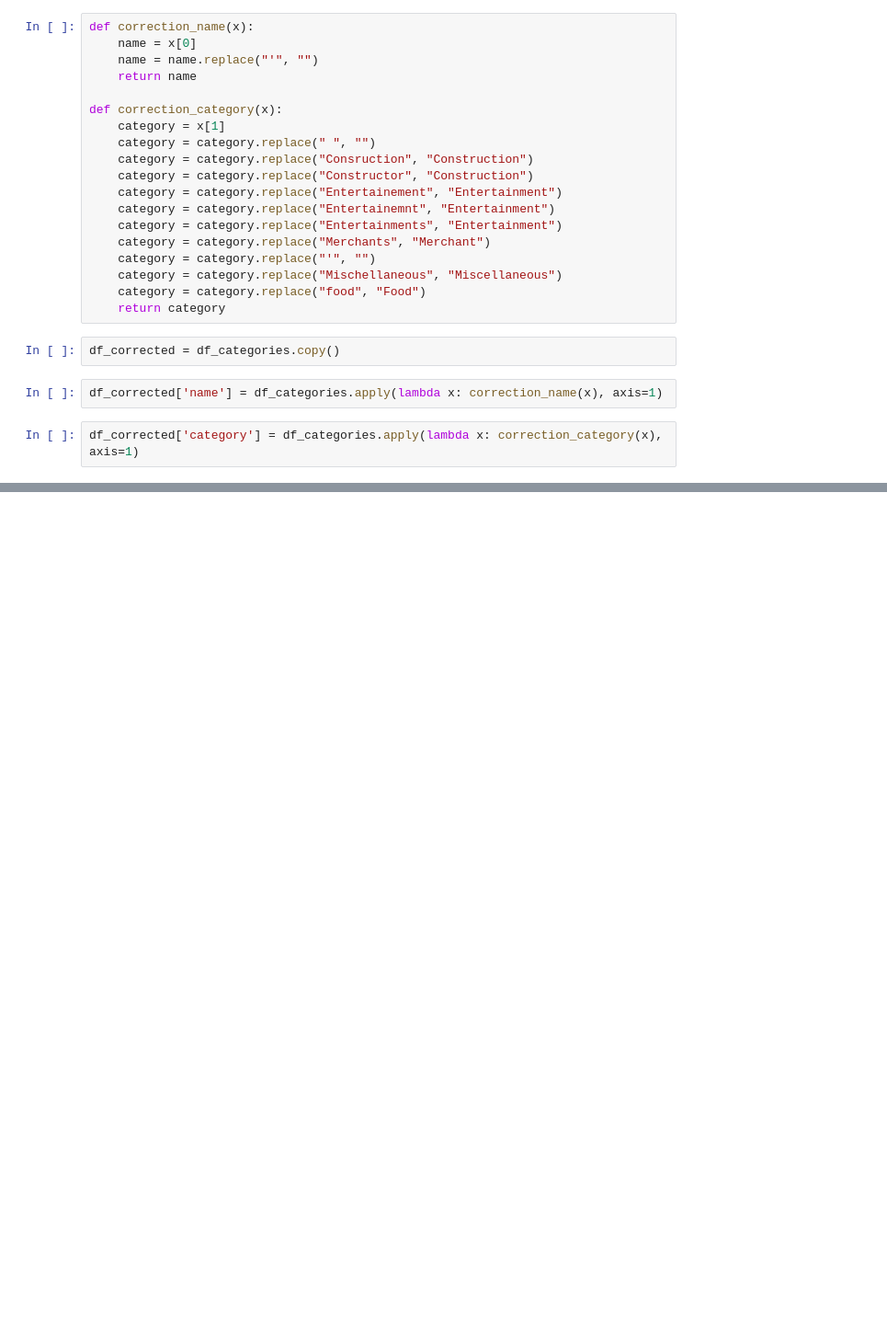
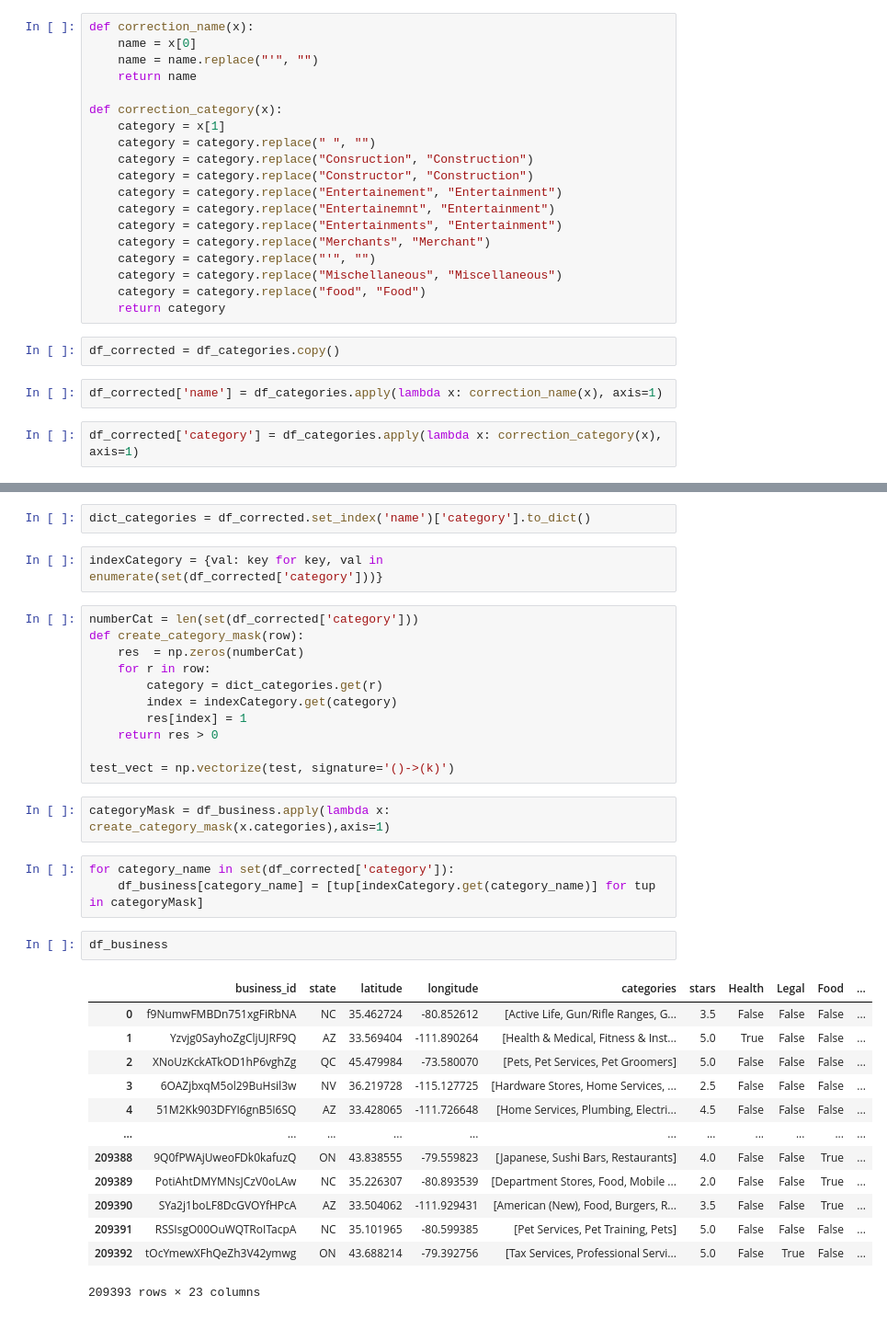
Before and after one commit to epfl-ada/ada-2020-project-milestone-p3-p3_kergagnant, a Jupyter notebook: P4_partA_Analysis_Paul.ipynb, the cells around one changed output, grey strips where cells are left out. Shown at 92% size. Cells and saved outputs as stored; diff of their text form; blank space fills up the shorter version.

```diff
--- a/P4_partA_Analysis_Paul.ipynb
+++ b/P4_partA_Analysis_Paul.ipynb
@@ -318,0 +313,36 @@ set(df_corrected['category'])
+# %%
+dict_categories = df_corrected.set_index('name')['category'].to_dict()
+# %%
+indexCategory = {val: key for key, val in enumerate(set(df_corrected['category']))}
+# %%
+numberCat = len(set(df_corrected['category']))
+def create_category_mask(row):
+    res  = np.zeros(numberCat)
+    for r in row:
+        category = dict_categories.get(r)
+        index = indexCategory.get(category)
+        res[index] = 1
+    return res > 0
+
+test_vect = np.vectorize(test, signature='()->(k)')
+# %%
+categoryMask = df_business.apply(lambda x: create_category_mask(x.categories),axis=1)
+# %%
+for category_name in set(df_corrected['category']):
+    df_business[category_name] = [tup[indexCategory.get(category_name)] for tup in categoryMask]
+# %%
+df_business
+# %% [output]
+|  | business_id | state | latitude | longitude | categories | stars | Health | Legal | Food | ... |
+| 0 | f9NumwFMBDn751xgFiRbNA | NC | 35.462724 | -80.852612 | [Active Life, Gun/Rifle Ranges, G... | 3.5 | False | False | False | ... |
+| 1 | Yzvjg0SayhoZgCljUJRF9Q | AZ | 33.569404 | -111.890264 | [Health & Medical, Fitness & Inst... | 5.0 | True | False | False | ... |
+| 2 | XNoUzKckATkOD1hP6vghZg | QC | 45.479984 | -73.580070 | [Pets, Pet Services, Pet Groomers] | 5.0 | False | False | False | ... |
+| 3 | 6OAZjbxqM5ol29BuHsil3w | NV | 36.219728 | -115.127725 | [Hardware Stores, Home Services, ... | 2.5 | False | False | False | ... |
+| 4 | 51M2Kk903DFYI6gnB5I6SQ | AZ | 33.428065 | -111.726648 | [Home Services, Plumbing, Electri... | 4.5 | False | False | False | ... |
+| ... | ... | ... | ... | ... | ... | ... | ... | ... | ... | ... |
+| 209388 | 9Q0fPWAjUweoFDk0kafuzQ | ON | 43.838555 | -79.559823 | [Japanese, Sushi Bars, Restaurants] | 4.0 | False | False | True | ... |
+| 209389 | PotiAhtDMYMNsJCzV0oLAw | NC | 35.226307 | -80.893539 | [Department Stores, Food, Mobile ... | 2.0 | False | False | True | ... |
+| 209390 | SYa2j1boLF8DcGVOYfHPcA | AZ | 33.504062 | -111.929431 | [American (New), Food, Burgers, R... | 3.5 | False | False | True | ... |
+| 209391 | RSSIsgO00OuWQTRoITacpA | NC | 35.101965 | -80.599385 | [Pet Services, Pet Training, Pets] | 5.0 | False | False | False | ... |
+| 209392 | tOcYmewXFhQeZh3V42ymwg | ON | 43.688214 | -79.392756 | [Tax Services, Professional Servi... | 5.0 | False | True | False | ... |
+209393 rows × 23 columns
```
Also changed, not shown: parts of 7 cells of this notebook, 2 other files.
